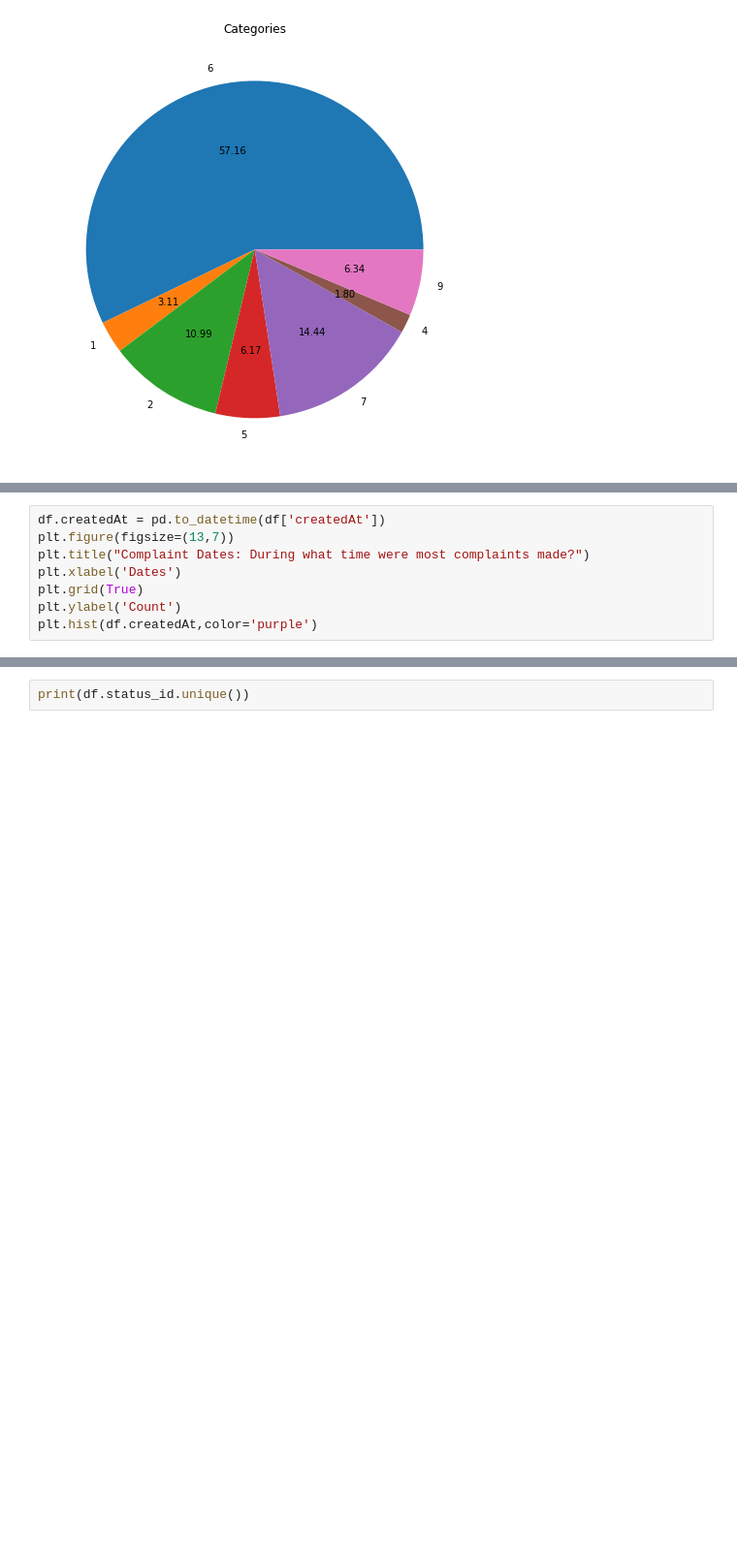
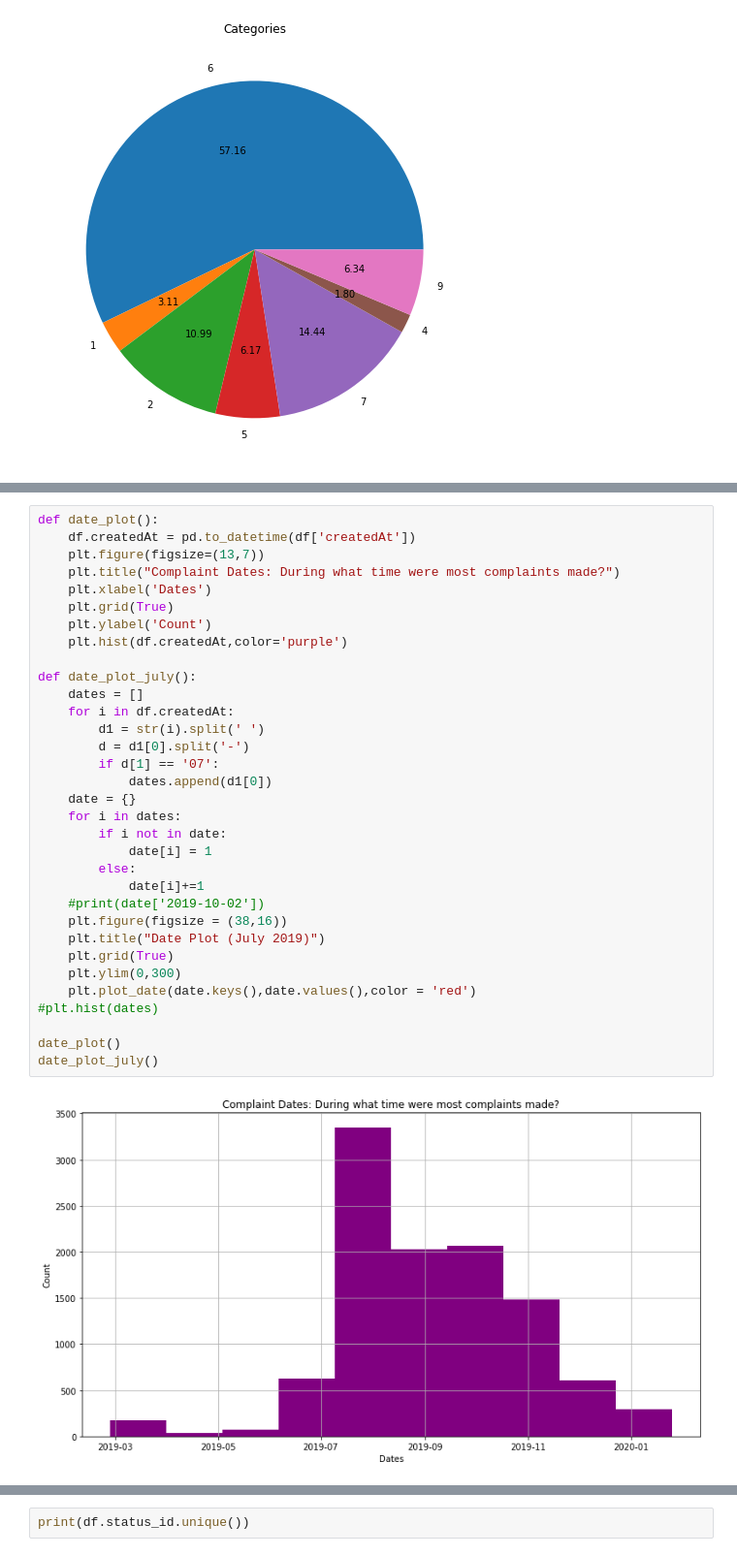
Before and after one commit to ShriyaShankar/Ward-Index, a Jupyter notebook: test.ipynb, the cells around one changed output, grey strips where cells are left out. Shown: that part at 97% size. Drawn from its saved outputs; the diff is of its cells as text; blank space fills up the shorter version.

```diff
--- a/test.ipynb
+++ b/test.ipynb
@@ -150,8 +196,35 @@ print(cat)
 # %%
-df.createdAt = pd.to_datetime(df['createdAt'])
-plt.figure(figsize=(13,7))
-plt.title("Complaint Dates: During what time were most complaints made?")
-plt.xlabel('Dates')
-plt.grid(True)
-plt.ylabel('Count')
-plt.hist(df.createdAt,color='purple')
+def date_plot():
+    df.createdAt = pd.to_datetime(df['createdAt'])
+    plt.figure(figsize=(13,7))
+    plt.title("Complaint Dates: During what time were most complaints made?")
+    plt.xlabel('Dates')
+    plt.grid(True)
+    plt.ylabel('Count')
+    plt.hist(df.createdAt,color='purple')
+
+def date_plot_july():
+    dates = []
+    for i in df.createdAt:
+        d1 = str(i).split(' ')
+        d = d1[0].split('-')
+        if d[1] == '07':
+            dates.append(d1[0])
+    date = {}
+    for i in dates:
+        if i not in date:
+            date[i] = 1
+        else:
+            date[i]+=1
+    #print(date['2019-10-02'])
+    plt.figure(figsize = (38,16))
+    plt.title("Date Plot (July 2019)")
+    plt.grid(True)
+    plt.ylim(0,300)
+    plt.plot_date(date.keys(),date.values(),color = 'red')
+#plt.hist(dates)
+
+date_plot()
+date_plot_july()
+# %% [output]
+[figure, added]
```
Also changed, not shown: parts of 20 cells of this notebook, 3 other files.
